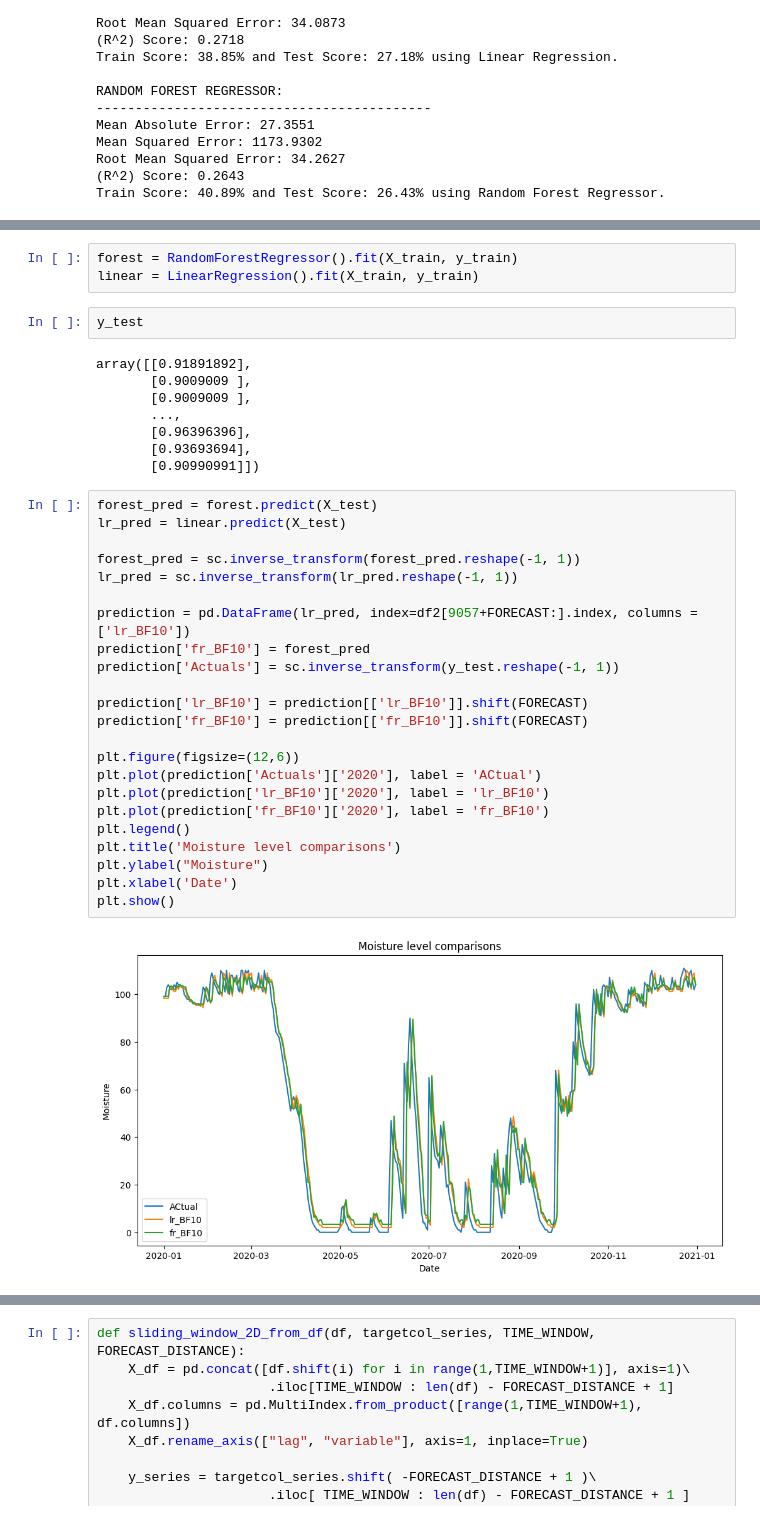
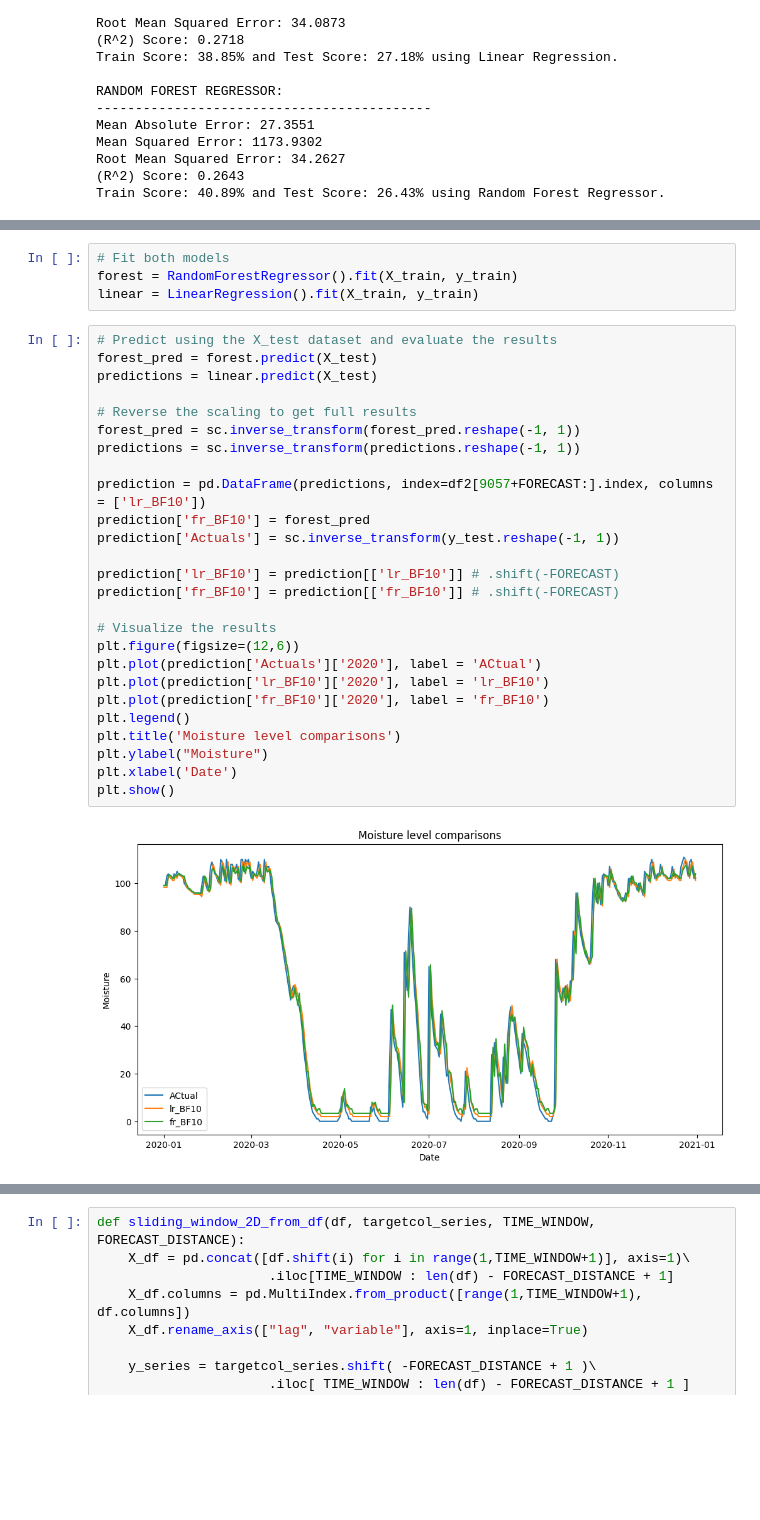
Before and after one commit to RompfRobert/Machine_Learning_and_Deep_Learning, a Jupyter notebook: Capstone-Project/test2.ipynb, the cells around one changed output, grey strips where cells are left out. Drawn from its saved outputs; the diff is of its cells as text; blank space fills up the shorter version.

```diff
--- a/Capstone-Project/test2.ipynb
+++ b/Capstone-Project/test2.ipynb
@@ -351,40 +377,34 @@ print("", X_train.shape, "\n", y_train.shape,
  (2265, 1)
  (2265, 1)
 # %%
+# Fit both models
 forest = RandomForestRegressor().fit(X_train, y_train)
 linear = LinearRegression().fit(X_train, y_train)
-# %%
-y_test
-# %% [output]
-array([[0.91891892],
-       [0.9009009 ],
-       [0.9009009 ],
-       ...,
-       [0.96396396],
-       [0.93693694],
-       [0.90990991]])
 # %%
+# Predict using the X_test dataset and evaluate the results
 forest_pred = forest.predict(X_test)
-lr_pred = linear.predict(X_test)
+predictions = linear.predict(X_test)
 
+# Reverse the scaling to get full results
 forest_pred = sc.inverse_transform(forest_pred.reshape(-1, 1))
-lr_pred = sc.inverse_transform(lr_pred.reshape(-1, 1))
+predictions = sc.inverse_transform(predictions.reshape(-1, 1))
 
-prediction = pd.DataFrame(lr_pred, index=df2[9057+FORECAST:].index, columns = ['lr_BF10'])
+prediction = pd.DataFrame(predictions, index=df2[9057+FORECAST:].index, columns = ['lr_BF10'])
 prediction['fr_BF10'] = forest_pred
 prediction['Actuals'] = sc.inverse_transform(y_test.reshape(-1, 1))
 
-prediction['lr_BF10'] = prediction[['lr_BF10']].shift(FORECAST)
-prediction['fr_BF10'] = prediction[['fr_BF10']].shift(FORECAST)
+prediction['lr_BF10'] = prediction[['lr_BF10']] # .shift(-FORECAST)
+prediction['fr_BF10'] = prediction[['fr_BF10']] # .shift(-FORECAST)
 
+# Visualize the results
 plt.figure(figsize=(12,6))
 plt.plot(prediction['Actuals']['2020'], label = 'ACtual')
 plt.plot(prediction['lr_BF10']['2020'], label = 'lr_BF10')
 plt.plot(prediction['fr_BF10']['2020'], label = 'fr_BF10')
 plt.legend()
 plt.title('Moisture level comparisons')
 plt.ylabel("Moisture")
 plt.xlabel('Date')
 plt.show()
 # %% [output]
-[figure, old version]
+[figure, new version]
```
Also changed, not shown: parts of 32 cells of this notebook.
